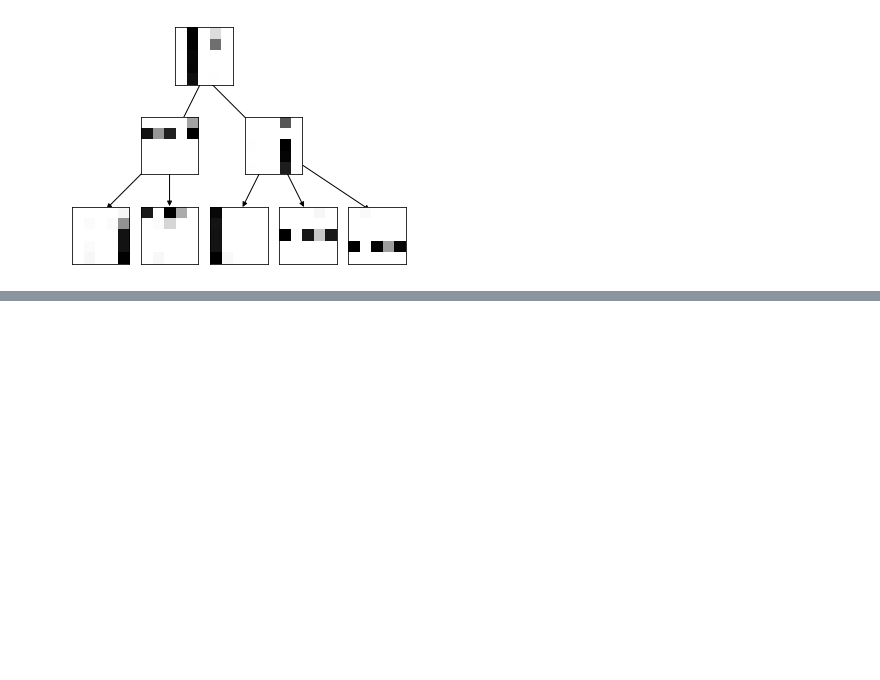
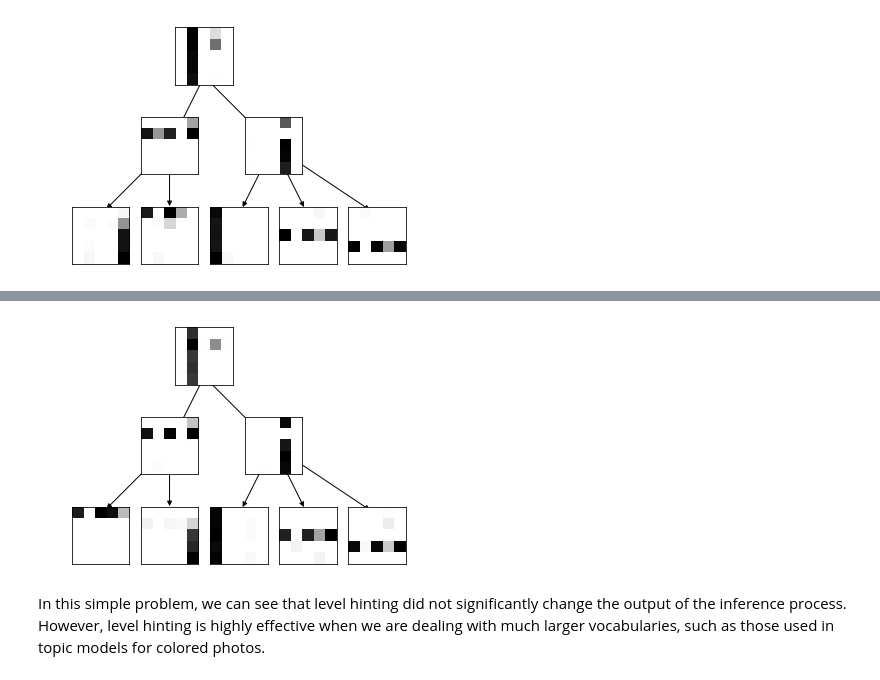
Before and after one commit to SJamieson/spatial_hlda_tutorial, a Jupyter notebook: notebooks/Unsupervised discovery of visual object class hierarchies - Sivic et al.ipynb, the cells around one changed output, grey strips where cells are left out. Cells and saved outputs as stored; diff of their text form; code cells hidden in the pictures; blank space fills up the shorter version.

Commit message:
Added: level hinting discussion and figure to notebook

```diff
--- a/notebooks/Unsupervised discovery of visual object class hierarchies - Sivic et al.ipynb
+++ b/notebooks/Unsupervised discovery of visual object class hierarchies - Sivic et al.ipynb
@@ -295,0 +301,18 @@ save_zipped_pickle(hlda, f'hlda_{model_id}.p')
+# %%
+corpus_filename = 'output/corpus-with-levels.txt'
+word_corpus = create_corpus(corpus_filename, include_level=True)
+
+# Note that word hinting is only supported by the C++ implementation, so we rely on a cached model
+cached_model_with_level_hints = 'output/model1557447833.txt'
+tree, topics = build_tree_from_file(cached_model_with_level_hints, 'figures', label='hinted')
+
+# Visualize results:
+G = nx.DiGraph()
+build_graph_from_tree(G, [tree], 'figures/hinted-z{}.png')
+result_fig : plt.Figure = plt.figure()
+plot_image_hierarchy(result_fig, G)
+result_fig.show()
+# %% [output]
+[figure, added]
+# %% [markdown]
+In this simple problem, we can see that level hinting did not significantly change the output of the inference process. However, level hinting is highly effective when we are dealing with much larger vocabularies, such as those used in topic models for colored photos.
```
Also changed, not shown: parts of 7 cells of this notebook, 10 other files.
